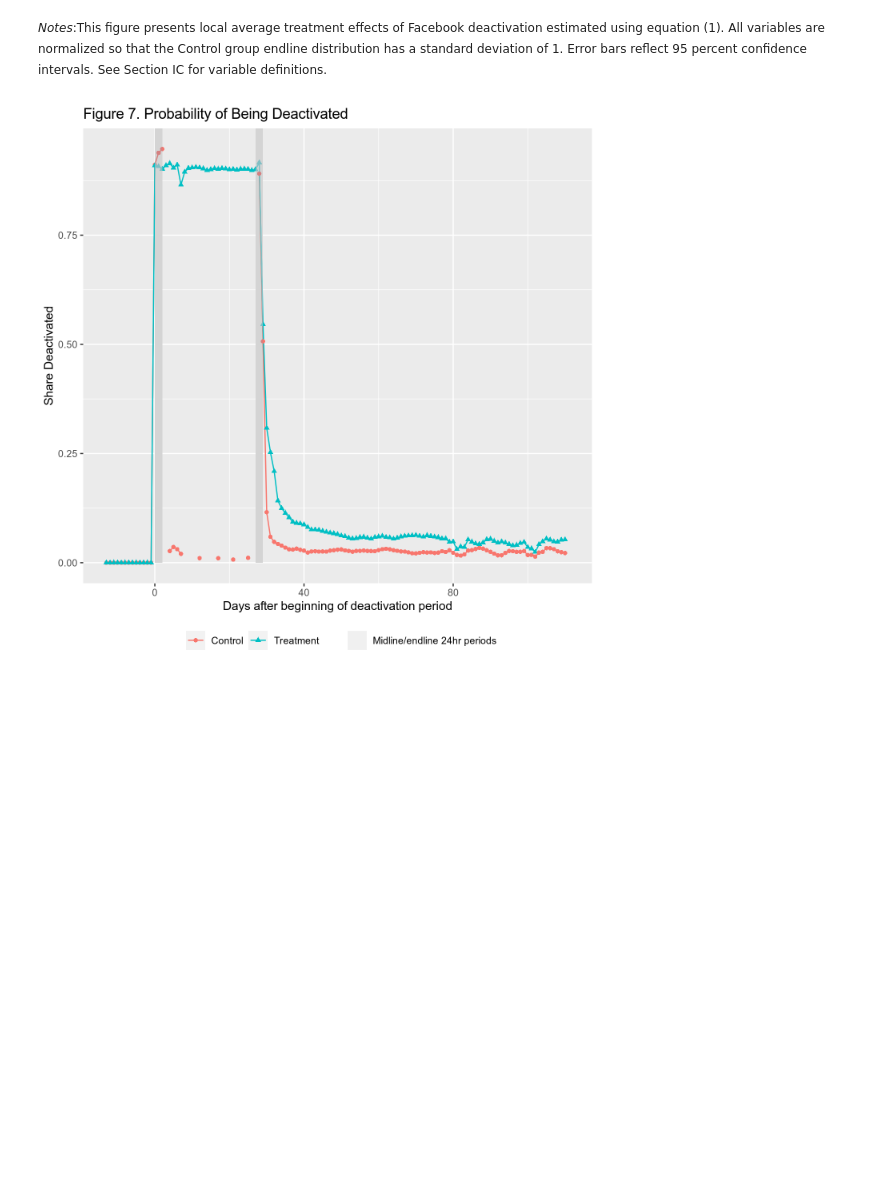
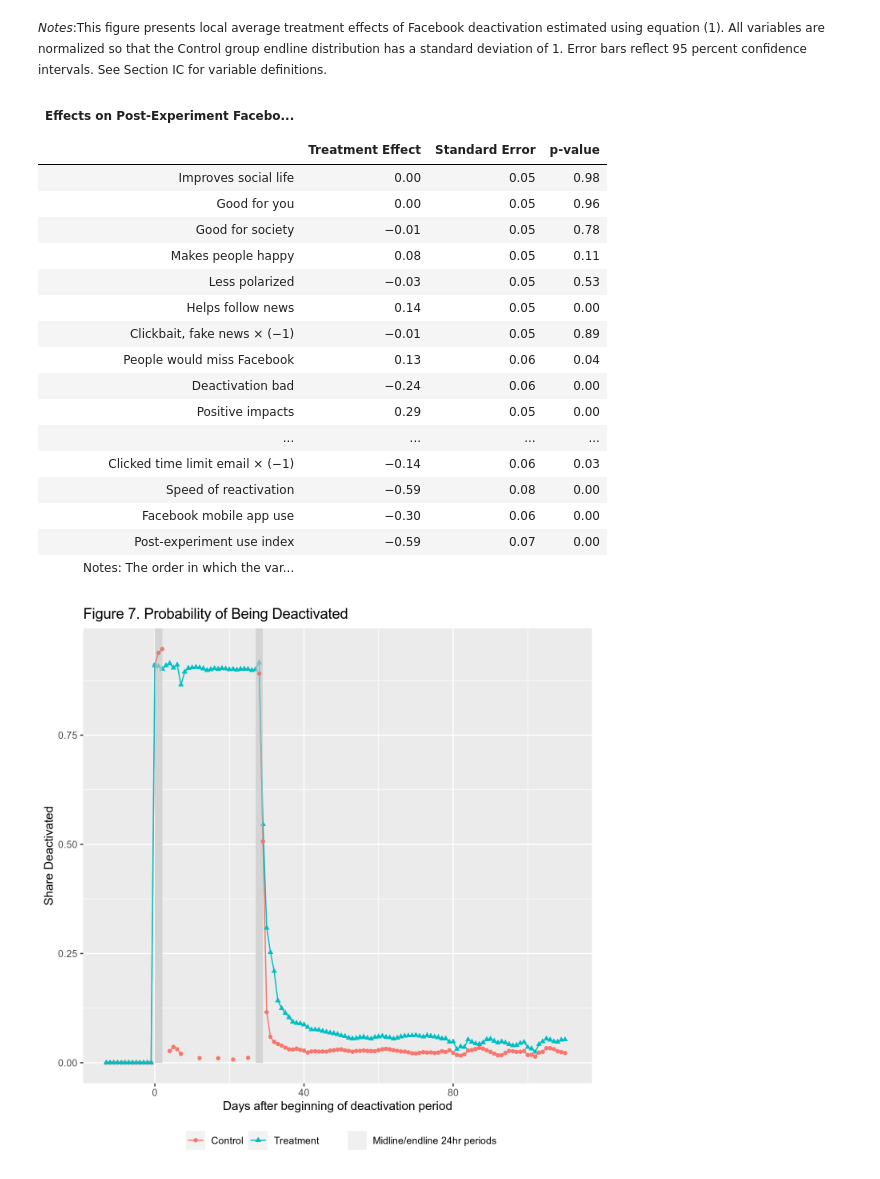
Before and after one commit to feauazmu/RepAllcotetal, a Jupyter notebook: replication_notebook.ipynb, the cells around one changed output. Drawn from its saved outputs; the diff is of its cells as text; code cells hidden in the pictures; blank space fills up the shorter version.

Commit message:
Worked on notebook.
Finished Impact Evaluation until point C.

```diff
--- a/replication_notebook.ipynb
+++ b/replication_notebook.ipynb
@@ -322,6 +474,28 @@ figureSix
 [figure]
 # %% [markdown]
 <p style="font-size:12px"><i>Notes</i>:This figure presents local average treatment effects of Facebook deactivation estimated using equation (1). All variables are normalized so that the Control group endline distribution has a standard deviation of 1. Error bars reflect 95 percent confidence intervals. See Section IC for variable definitions.</p>
+# %%
+display_html(extraTableSix)
+# %% [output]
+| Effects on Post-Experiment Facebo... |  |  |  |
+|  |  |  |  |
+|  | Treatment Effect | Standard Error | p-value |
+| Improves social life | 0.00 | 0.05 | 0.98 |
+| Good for you | 0.00 | 0.05 | 0.96 |
+| Good for society | −0.01 | 0.05 | 0.78 |
+| Makes people happy | 0.08 | 0.05 | 0.11 |
+| Less polarized | −0.03 | 0.05 | 0.53 |
+| Helps follow news | 0.14 | 0.05 | 0.00 |
+| Clickbait, fake news × (−1) | −0.01 | 0.05 | 0.89 |
+| People would miss Facebook | 0.13 | 0.06 | 0.04 |
+| Deactivation bad | −0.24 | 0.06 | 0.00 |
+| Positive impacts | 0.29 | 0.05 | 0.00 |
+| ... | ... | ... | ... |
+| Clicked time limit email × (−1) | −0.14 | 0.06 | 0.03 |
+| Speed of reactivation | −0.59 | 0.08 | 0.00 |
+| Facebook mobile app use | −0.30 | 0.06 | 0.00 |
+| Post-experiment use index | −0.59 | 0.07 | 0.00 |
+| Notes: The order in which the var... |  |  |  |
 # %%
 figureSeven <- genFigSeven(finalData)
 figureSeven
```
Also changed, not shown: parts of 28 cells of this notebook.
